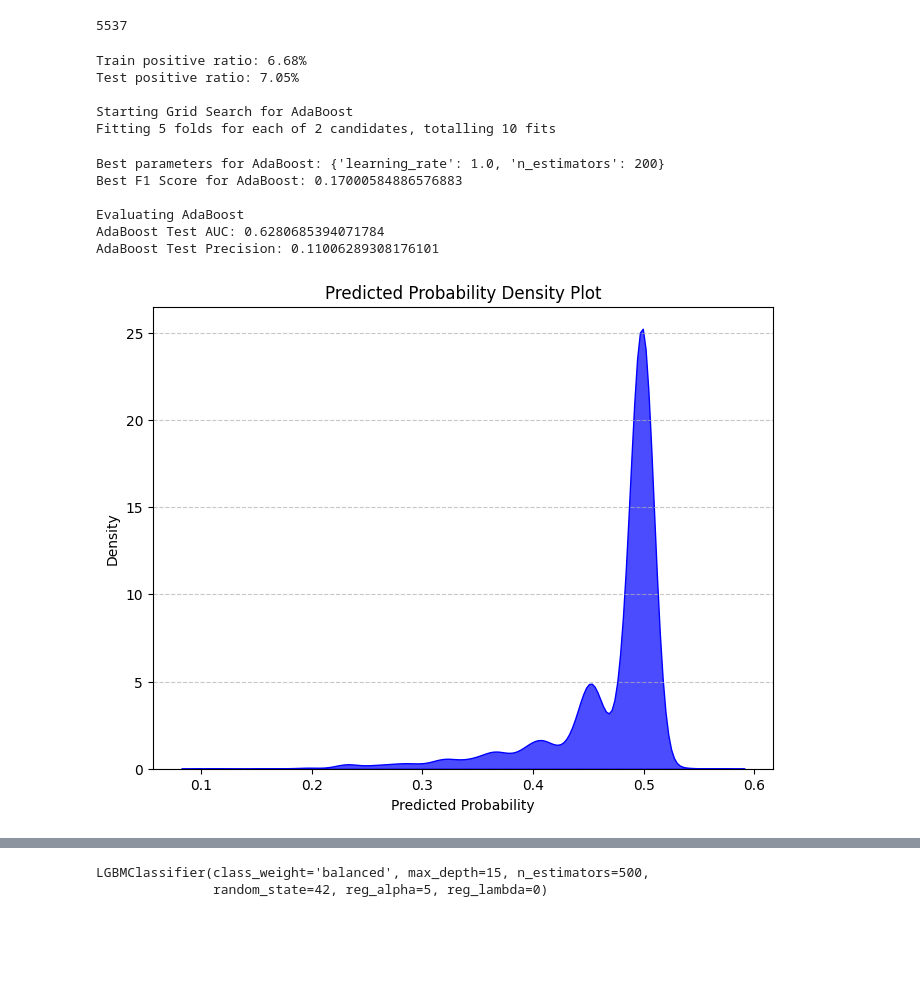
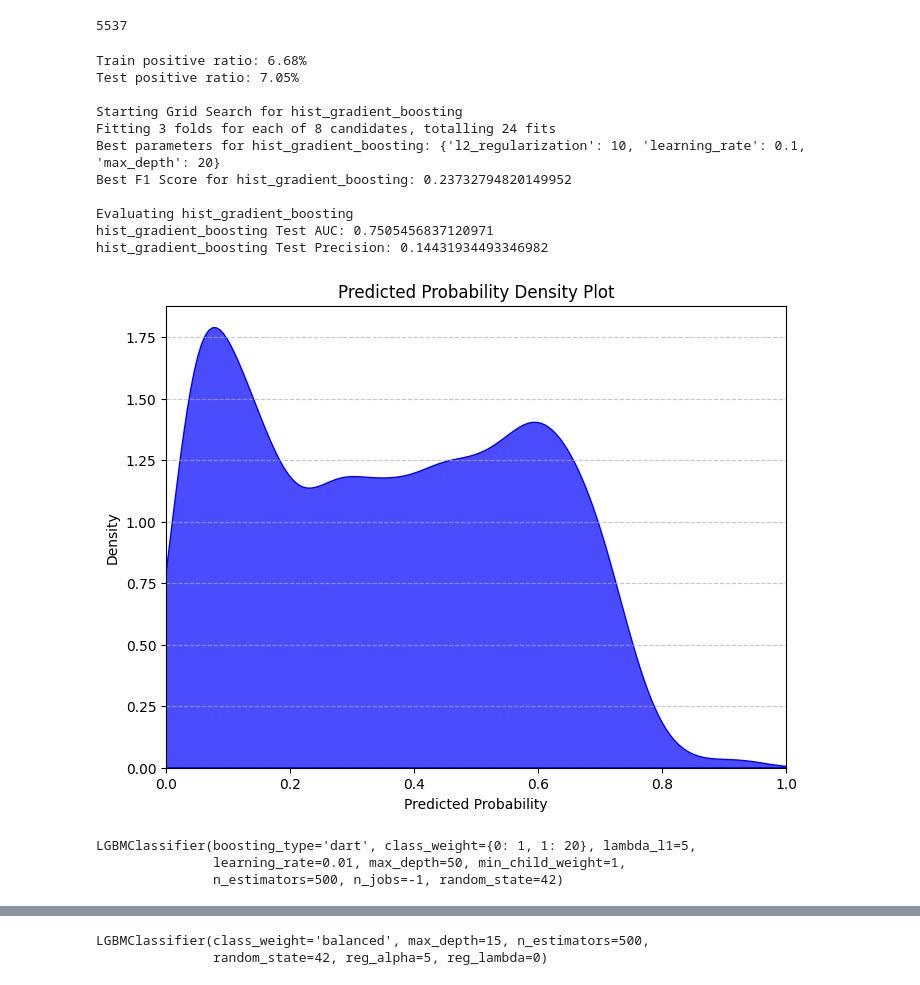
Before and after one commit to Mehranmzn/CL_prediction, a Jupyter notebook: notebooks/data_exploration.ipynb, the cells around one changed output, grey strips where cells are left out. Saved outputs shown, nothing was run; the diff lists cells and outputs as text; code cells hidden in the pictures; blank space fills up the shorter version.

```diff
--- a/notebooks/data_exploration.ipynb
+++ b/notebooks/data_exploration.ipynb
@@ -522,12 +540,23 @@ from imblearn.over_sampling import SMOTE
 from sklearn.model_selection import train_test_split, GridSearchCV, StratifiedKFold
 from sklearn.metrics import roc_auc_score, precision_score
 from collections import Counter
+from sklearn.ensemble import GradientBoostingClassifier
+from imblearn.ensemble import BalancedRandomForestClassifier
+from imblearn.ensemble import EasyEnsembleClassifier
+#standard scaler
+from sklearn.ensemble import HistGradientBoostingClassifier
 
+from sklearn.preprocessing import StandardScaler
+scaler = StandardScaler()
+X_train = scaler.fit_transform(X_train)
+X_test = scaler.transform(X_test)
+
+#model = EasyEnsembleClassifier(random_state=42, n_estimators=10)
 
 from sklearn.tree import DecisionTreeClassifier
 
 # Define class weights
-class_weights = {0: 1, 1: 100}  # Adjust these weights based on the imbalance ratio
+class_weights = {0: 1, 1: 20}  # Adjust these weights based on the imbalance ratio
 
 # Create a base estimator with class weights
 base_estimator = DecisionTreeClassifier(max_depth=3, class_weight=class_weights)
@@ -538,7 +567,10 @@ models = {
     #"Random Forest": RandomForestClassifier(random_state=42, class_weight='balanced', n_jobs=-1),
     #"XGBoost": XGBClassifier(random_state=42, scale_pos_weight=50, n_jobs=-1),
     # "AdaBoost": AdaBoostClassifier(random_state=42, base_estimator=base_estimator),
-    # "LightGBM": LGBMClassifier(random_state=42, class_weight='balanced', n_jobs=-1)
+    # "LightGBM": LGBMClassifier(random_state=42, class_weight="balanced",  n_jobs=-1),
+    #"GradientBoosting": GradientBoostingClassifier(random_state=42),
+    #"BalancedRandomForest": BalancedRandomForestClassifier(random_state=42, n_jobs=-1),
+    "hist_gradient_boosting": HistGradientBoostingClassifier(random_state=42, max_iter=100, class_weight = 'balanced')
 }
 
 param_grids = {
@@ -557,17 +589,30 @@ param_grids = {
     #     'n_estimators': [ 50],
     #     'learning_rate': [ 0.5, 1.0],
     # },
-    "LightGBM": {
-        'n_estimators': [100, 300],
+    # "LightGBM": {
+    #     'n_estimators': [ 500],
+    #     'learning_rate': [0.01],
+    #     'max_depth': [ 50],
+    #     'lambda_l1': [5],
+    #     'min_child_weight': [1],
+    #     'boosting_type': ['dart'],
+    # },
+    # "BalancedRandomForest": {
+    #     'n_estimators': [500],  # Number of trees in the forest
+    #     'max_depth': [20],        # Maximum depth of trees
+    #     'max_features': ['sqrt', 'log2'], # Number of features to consider for the best split
+    #     #'class_weight': [{0: 1, 1: 14}],  # Adjust for class imbalance
+    # },
+    "hist_gradient_boosting": {
+        'max_depth': [10, 20],
         'learning_rate': [0.1, 0.2],
-        'max_depth': [5, 10, 15],
-        'reg_alpha': [0, 1, 5],
+        'l2_regularization': [1, 10],
     }
 }
 
 # Perform Grid Search with Cross Validation for each model
 best_models = {}
-stratified_kfold = StratifiedKFold(n_splits=5, shuffle=True, random_state=42)
+stratified_kfold = StratifiedKFold(n_splits=3, shuffle=True, random_state=42)
 
 for model_name, model in models.items():
     print(f"\nStarting Grid Search for {model_name}")
@@ -597,29 +642,36 @@ for model_name, best_model in best_models.items():
 Train positive ratio: 6.68%
 Test positive ratio: 7.05%
 
-Starting Grid Search for AdaBoost
-Fitting 5 folds for each of 2 candidates, totalling 10 fits
+Starting Grid Search for hist_gradient_boosting
+Fitting 3 folds for each of 8 candidates, totalling 24 fits
+Best parameters for hist_gradient_boosting: {'l2_regularization': 10, 'learning_rate': 0.1, 'max_depth': 20}
+Best F1 Score for hist_gradient_boosting: 0.23732794820149952
+
+Evaluating hist_gradient_boosting
+hist_gradient_boosting Test AUC: 0.7505456837120971
+hist_gradient_boosting Test Precision: 0.14431934493346982
-Best parameters for AdaBoost: {'learning_rate': 1.0, 'n_estimators': 200}
-Best F1 Score for AdaBoost: 0.17000584886576883
-
-Evaluating AdaBoost
-AdaBoost Test AUC: 0.6280685394071784
-AdaBoost Test Precision: 0.11006289308176101
 # %%
 import seaborn as sns
 
-model = best_models['AdaBoost']
+model = best_models['hist_gradient_boosting']
 y_pred_proba = model.predict_proba(X_test)[:, 1]
 # Plot density of predicted probabilities
 plt.figure(figsize=(8, 6))
 sns.kdeplot(y_pred_proba, fill=True, color='blue', alpha=0.7)
 plt.title('Predicted Probability Density Plot')
 plt.xlabel('Predicted Probability')
 plt.ylabel('Density')
+plt.xlim(0, 1)
 plt.grid(axis='y', linestyle='--', alpha=0.7)
 plt.show()
 # %% [output]
-[figure, old version]
+[figure, new version]
+# %%
+print(model)
+# %% [output]
+LGBMClassifier(boosting_type='dart', class_weight={0: 1, 1: 20}, lambda_l1=5,
+               learning_rate=0.01, max_depth=50, min_child_weight=1,
+               n_estimators=500, n_jobs=-1, random_state=42)
 # %%
 from sklearn.calibration import calibration_curve
 import matplotlib.pyplot as plt
```
Also changed, not shown: parts of 14 cells of this notebook, 4 other files.
